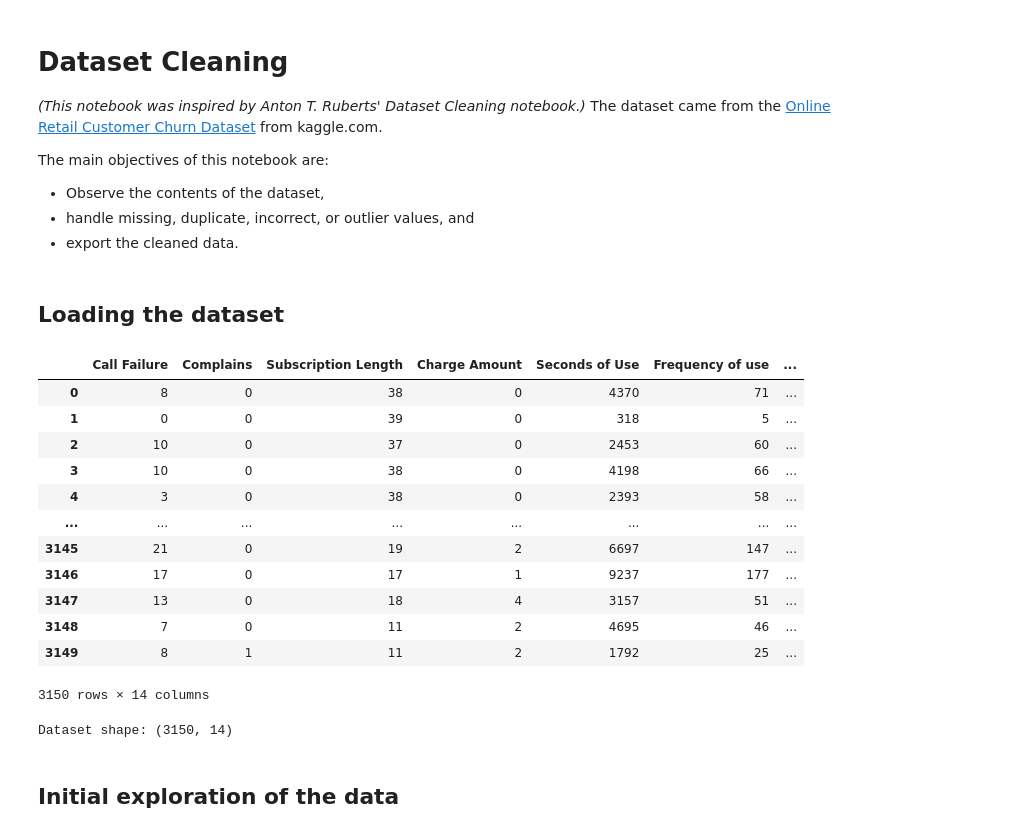
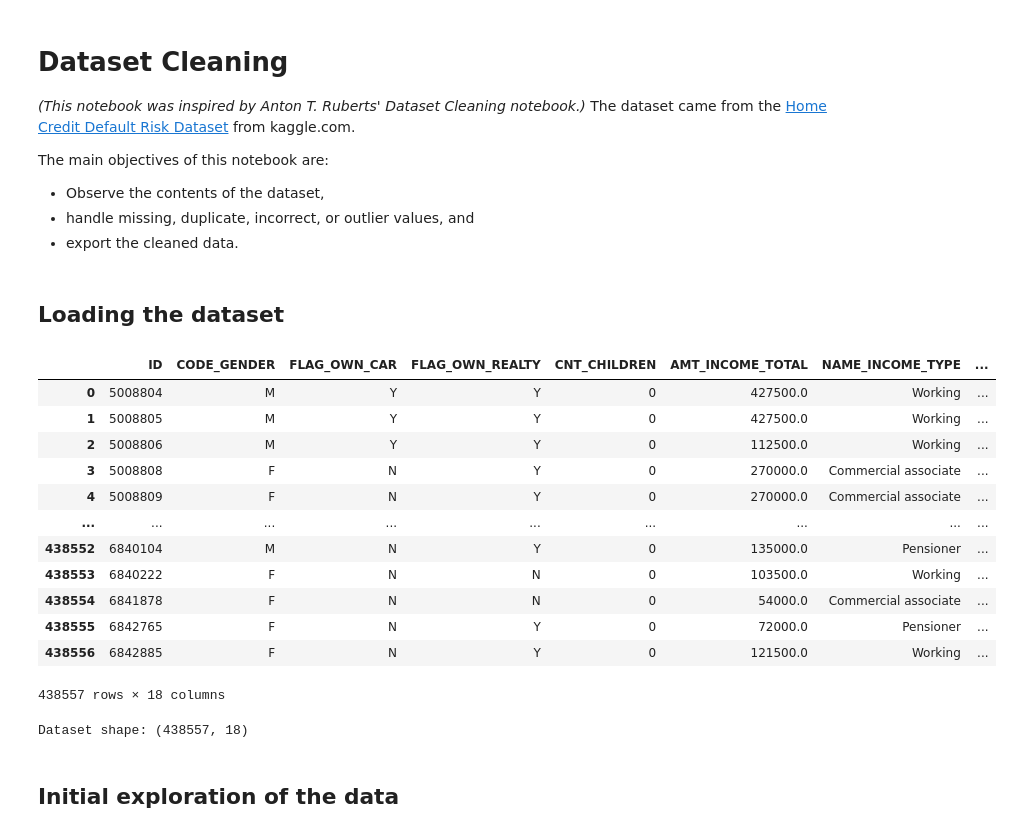
Before and after one commit to mlcuadra1/Credit-Risk, a Jupyter notebook: notebooks/Script 1 - cleaning.ipynb, the cells around one changed output. Cells and saved outputs as stored; diff of their text form; code cells hidden in the pictures.

Commit message:
Change dataset to Home Credit (hidden)

```diff
--- a/notebooks/Script 1 - cleaning.ipynb
+++ b/notebooks/Script 1 - cleaning.ipynb
@@ -1,7 +1,7 @@
 # %% [markdown]
 # Dataset Cleaning
 *(This notebook was inspired by Anton T. Ruberts' Dataset Cleaning notebook.)*
-The dataset came from the [Online Retail Customer Churn Dataset](https://www.kaggle.com/datasets/hassaneskikri/online-retail-customer-churn-dataset) from kaggle.com.
+The dataset came from the [Home Credit Default Risk Dataset](https://www.kaggle.com/competitions/home-credit-default-risk/) from kaggle.com.
 
 The main objectives of this notebook are:
 - Observe the contents of the dataset,
@@ -12,25 +12,25 @@ import pandas as pd
 # %% [markdown]
 ## Loading the dataset
 # %%
-data = pd.read_csv('../data/Customer Churn.csv')
+data = pd.read_csv('../data/application_record.csv')
 data
 # %% [output]
-|  | Call Failure | Complains | Subscription Length | Charge Amount | Seconds of Use | Frequency of use | ... |
-| 0 | 8 | 0 | 38 | 0 | 4370 | 71 | ... |
-| 1 | 0 | 0 | 39 | 0 | 318 | 5 | ... |
-| 2 | 10 | 0 | 37 | 0 | 2453 | 60 | ... |
-| 3 | 10 | 0 | 38 | 0 | 4198 | 66 | ... |
-| 4 | 3 | 0 | 38 | 0 | 2393 | 58 | ... |
-| ... | ... | ... | ... | ... | ... | ... | ... |
-| 3145 | 21 | 0 | 19 | 2 | 6697 | 147 | ... |
-| 3146 | 17 | 0 | 17 | 1 | 9237 | 177 | ... |
-| 3147 | 13 | 0 | 18 | 4 | 3157 | 51 | ... |
-| 3148 | 7 | 0 | 11 | 2 | 4695 | 46 | ... |
-| 3149 | 8 | 1 | 11 | 2 | 1792 | 25 | ... |
+|  | ID | CODE_GENDER | FLAG_OWN_CAR | FLAG_OWN_REALTY | CNT_CHILDREN | AMT_INCOME_TOTAL | NAME_INCOME_TYPE | ... |
+| 0 | 5008804 | M | Y | Y | 0 | 427500.0 | Working | ... |
+| 1 | 5008805 | M | Y | Y | 0 | 427500.0 | Working | ... |
+| 2 | 5008806 | M | Y | Y | 0 | 112500.0 | Working | ... |
+| 3 | 5008808 | F | N | Y | 0 | 270000.0 | Commercial associate | ... |
+| 4 | 5008809 | F | N | Y | 0 | 270000.0 | Commercial associate | ... |
+| ... | ... | ... | ... | ... | ... | ... | ... | ... |
+| 438552 | 6840104 | M | N | Y | 0 | 135000.0 | Pensioner | ... |
+| 438553 | 6840222 | F | N | N | 0 | 103500.0 | Working | ... |
+| 438554 | 6841878 | F | N | N | 0 | 54000.0 | Commercial associate | ... |
+| 438555 | 6842765 | F | N | Y | 0 | 72000.0 | Pensioner | ... |
+| 438556 | 6842885 | F | N | Y | 0 | 121500.0 | Working | ... |
-3150 rows × 14 columns
+438557 rows × 18 columns
 # %%
 print("Dataset shape:", data.shape)
 # %% [output]
-Dataset shape: (3150, 14)
+Dataset shape: (438557, 18)
 # %% [markdown]
 ## Initial exploration of the data
```
Also changed, not shown: parts of 2 cells of this notebook, 3 other files.
